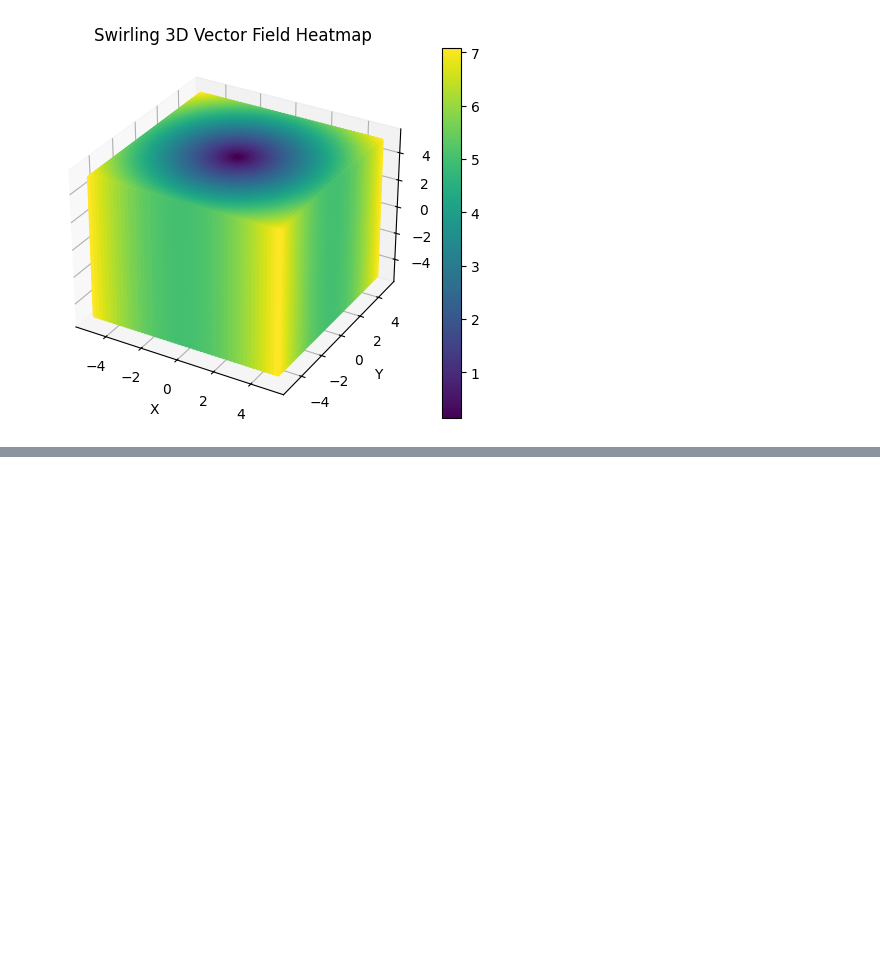
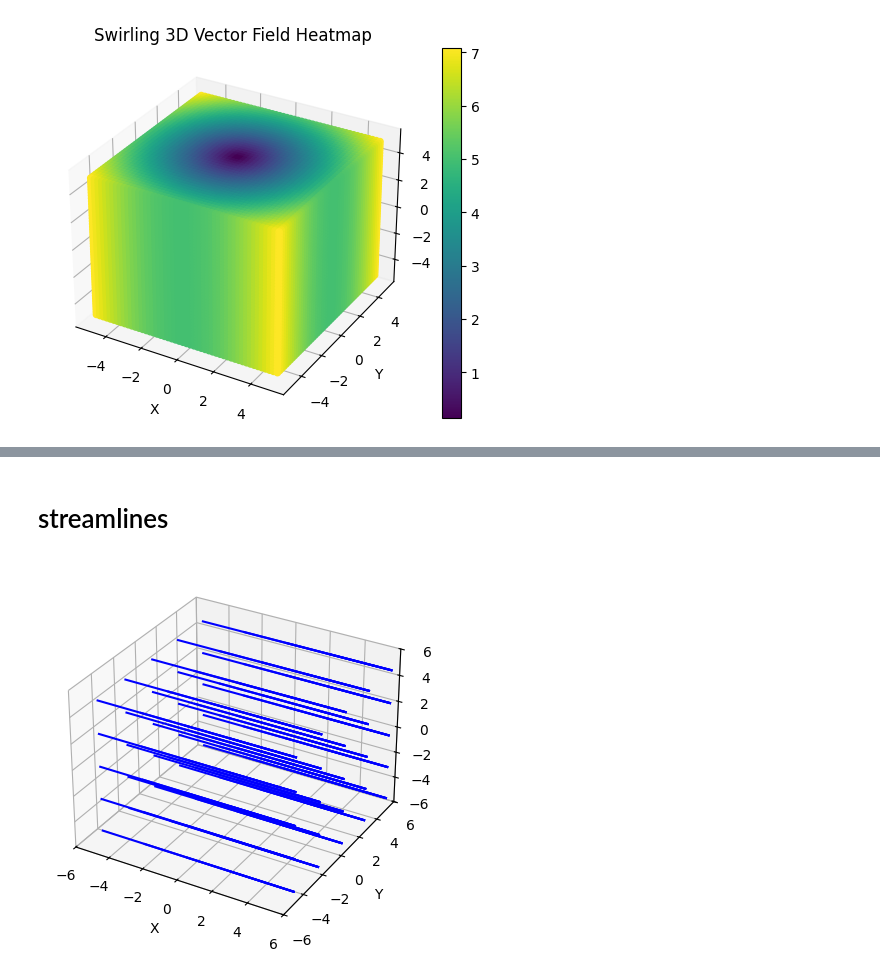
Before and after one commit to MartinOpat/vector-field-visualization, a Jupyter notebook: test.ipynb, the cells around one changed output, grey strips where cells are left out. Saved outputs shown, nothing was run; the diff lists cells and outputs as text; code cells hidden in the pictures; blank space fills up the shorter version.

Commit message:
Added other methods of visualization (Tests)

```diff
--- a/test.ipynb
+++ b/test.ipynb
@@ -626,0 +853,63 @@ plt.show()
+# %% [markdown]
+# streamlines
+# %%
+import numpy as np
+import matplotlib.pyplot as plt
+from mpl_toolkits.mplot3d import Axes3D
+from scipy.integrate import odeint
+
+# Define the vector field (back to a uniform field, simplified)
+def vector_field(pos, t):
+    x, y, z = pos
+    u = 1   # Constant x-component
+    v = 0   # No movement in Y direction
+    w = 0   # No movement in Z direction
+    return [u, v, w]
+
+# Function to compute streamlines, clipped to stay within bounds
+def compute_streamlines(starting_points, t_max=10, num_points=500):
+    streamlines = []
+    t = np.linspace(0, t_max, num_points)
+
+    for start_point in starting_points:
+        streamline = odeint(vector_field, start_point, t)
+        # Clip streamline points to stay within plot boundaries (-6 to 6)
+        streamline = np.clip(streamline, -6, 6)
+        streamlines.append(streamline)
+
+    return streamlines
+
+# Define the grid size and create starting points
+n = 5  # Reduced number of starting points
+x = np.linspace(-5, 5, n)
+y = np.linspace(-5, 5, n)
+z = np.linspace(-5, 5, n)
+
+# Create a 3D meshgrid for starting points
+X, Y, Z = np.meshgrid(x, y, z)
+
+# Flatten the grid to get a list of starting points
+starting_points = np.array([X.ravel(), Y.ravel(), Z.ravel()]).T
+
+# Compute streamlines
+streamlines = compute_streamlines(starting_points)
+
+# Create 3D plot
+fig = plt.figure()
+ax = fig.add_subplot(111, projection='3d')
+
+# Plot streamlines (reduced density for better visualization)
+for streamline in streamlines:
+    ax.plot(streamline[:, 0], streamline[:, 1], streamline[:, 2], color='b')
+
+# Set plot limits and labels (constrained to avoid going out of bounds)
+ax.set_xlim([-6, 6])
+ax.set_ylim([-6, 6])
+ax.set_zlim([-6, 6])
+ax.set_xlabel('X')
+ax.set_ylabel('Y')
+ax.set_zlabel('Z')
+
+plt.show()
+# %% [output]
+[figure, added]
```
Also changed, not shown: parts of 10 cells of this notebook, 1 other file.
